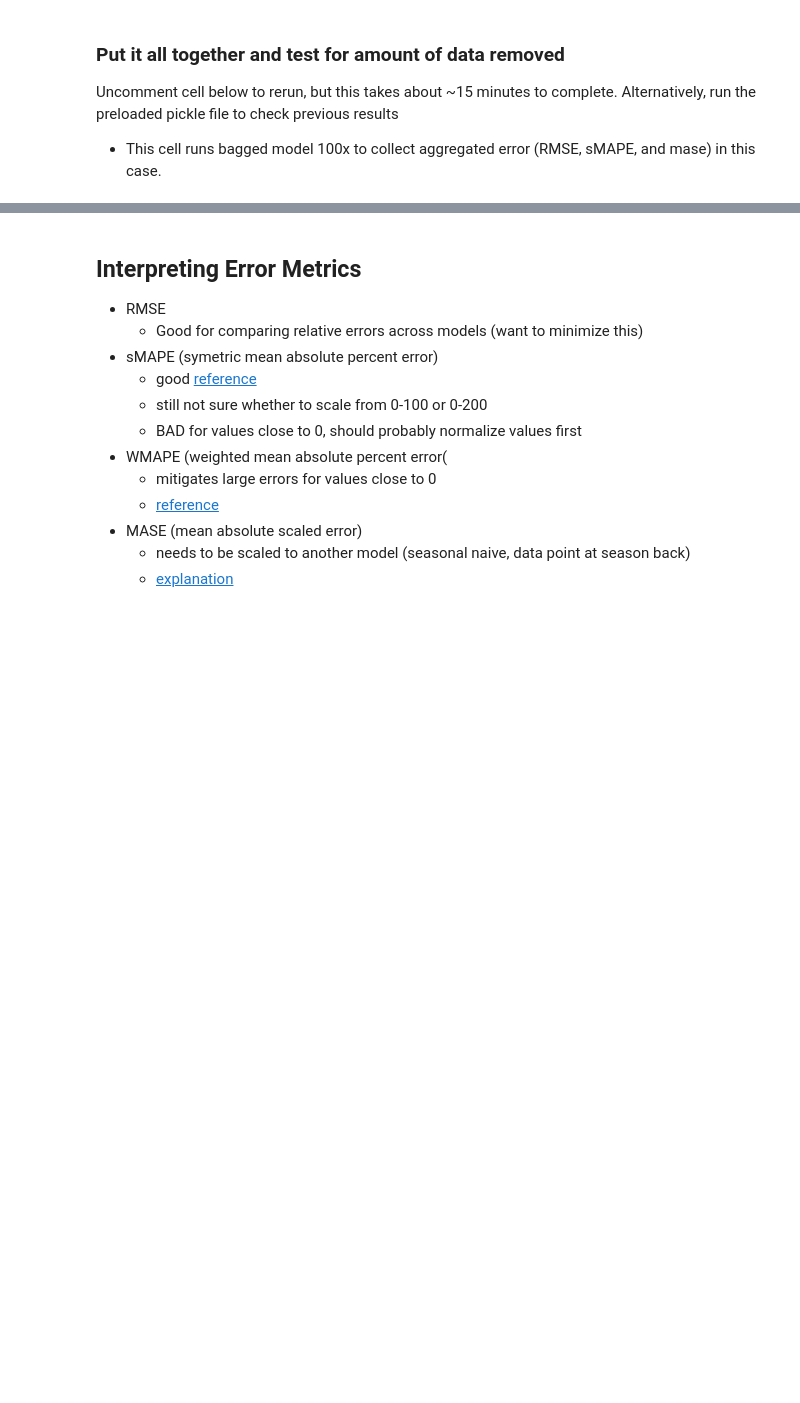
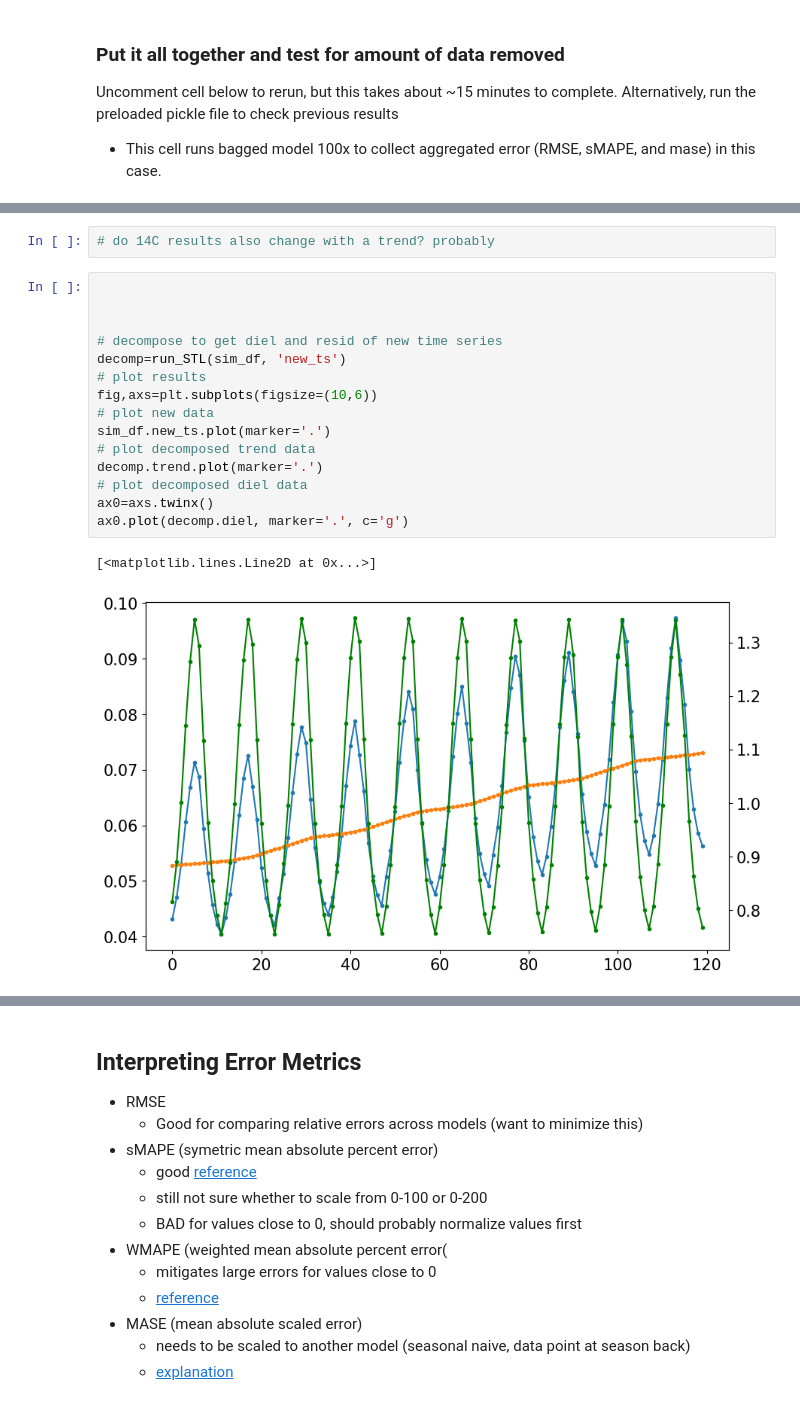
Before and after one commit to klqi/seaflow_tsd, a Jupyter notebook: zinser_simulations.ipynb, the cells around one changed output, grey strips where cells are left out. Drawn from its saved outputs; the diff is of its cells as text; blank space fills up the shorter version.

```diff
--- a/zinser_simulations.ipynb
+++ b/zinser_simulations.ipynb
@@ -311,0 +477,20 @@ TypeError: to_df() missing 2 required positional arguments: 'cols' and 'error'
+# %%
+# do 14C results also change with a trend? probably
+# %%
+
+
+
+# decompose to get diel and resid of new time series
+decomp=run_STL(sim_df, 'new_ts')
+# plot results
+fig,axs=plt.subplots(figsize=(10,6))
+# plot new data
+sim_df.new_ts.plot(marker='.')
+# plot decomposed trend data
+decomp.trend.plot(marker='.')
+# plot decomposed diel data
+ax0=axs.twinx()
+ax0.plot(decomp.diel, marker='.', c='g')
+# %% [output]
+[<matplotlib.lines.Line2D at 0x...>]
+[figure, added]
```
Also changed, not shown: parts of 27 cells of this notebook, 11 other files.
